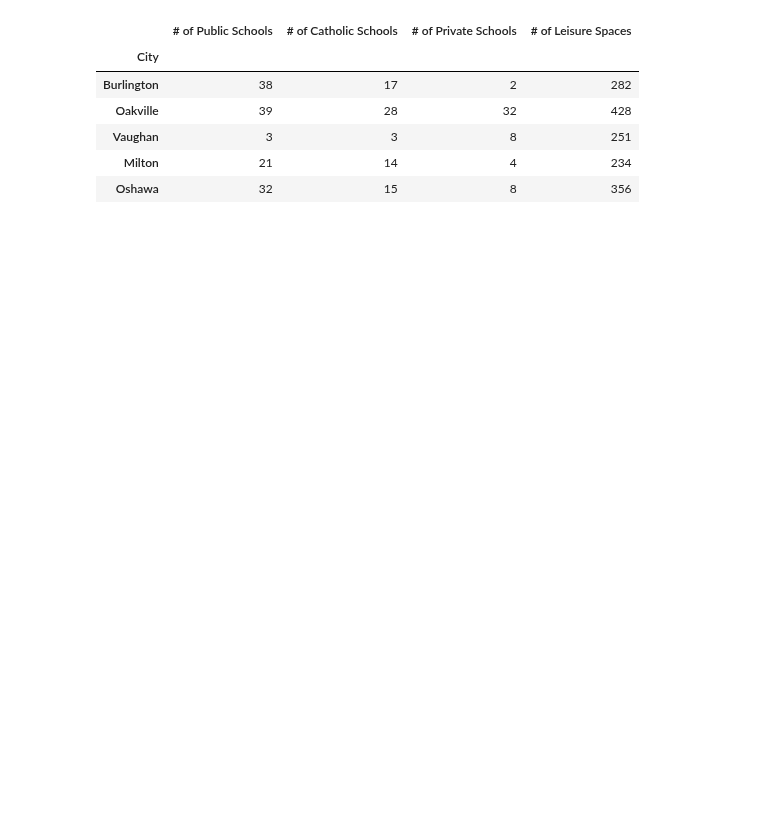
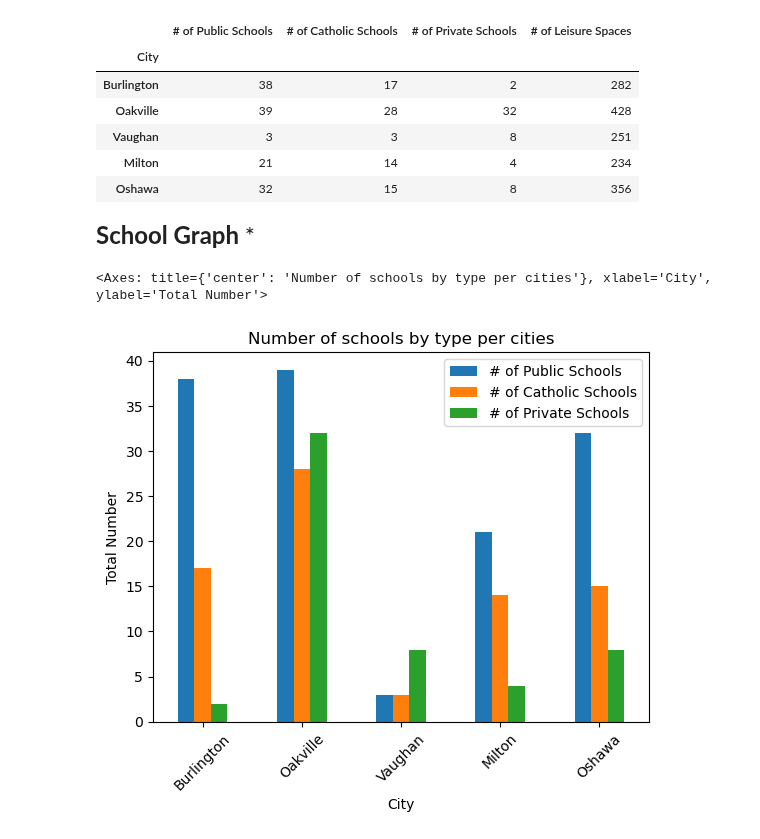
Before and after one commit to MaisieDeGraaf/oakville-housing-analysis, a Jupyter notebook: Main_Cities_Analysis.ipynb, the cells around one changed output. Saved outputs shown, nothing was run; the diff lists cells and outputs as text; code cells hidden in the pictures; blank space fills up the shorter version.

Commit message:
School graph

```diff
--- a/Main_Cities_Analysis.ipynb
+++ b/Main_Cities_Analysis.ipynb
@@ -85,3 +88,13 @@ all_amenities_df
 | Vaughan | 3 | 3 | 8 | 251 |
 | Milton | 21 | 14 | 4 | 234 |
 | Oshawa | 32 | 15 | 8 | 356 |
+# %% [markdown]
+**<font size =5> School Graph <font>***
+# %%
+all_amenities_df[["# of Public Schools","# of Catholic Schools","# of Private Schools"]].plot(kind = 'bar',
+                                                                        title = 'Number of schools by type per cities',
+                                                                        ylabel = 'Total Number',
+                                                                         rot = 45)
+# %% [output]
+<Axes: title={'center': 'Number of schools by type per cities'}, xlabel='City', ylabel='Total Number'>
+[figure, added]
```
Also changed, not shown: parts of 9 cells of this notebook.
